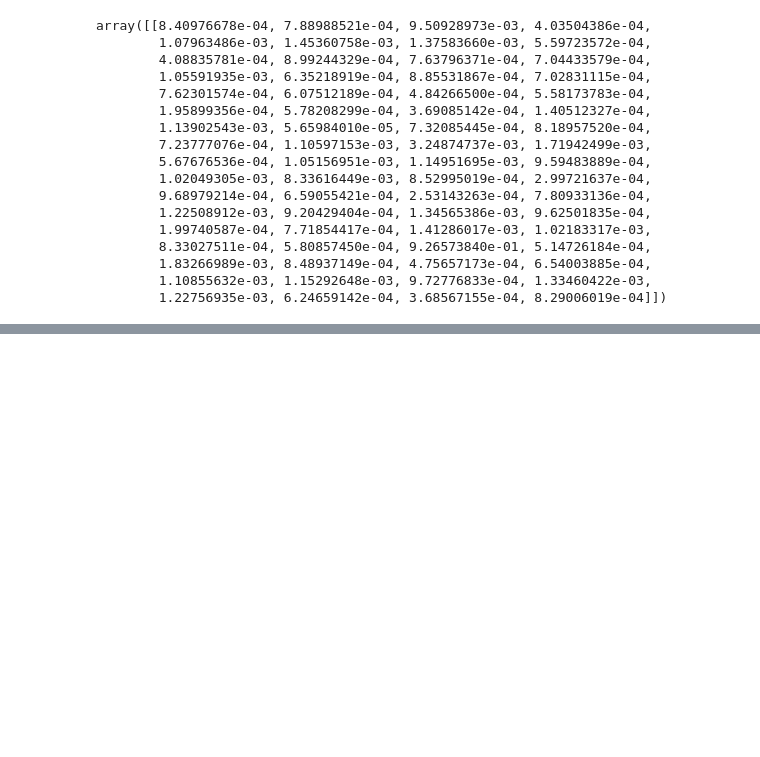
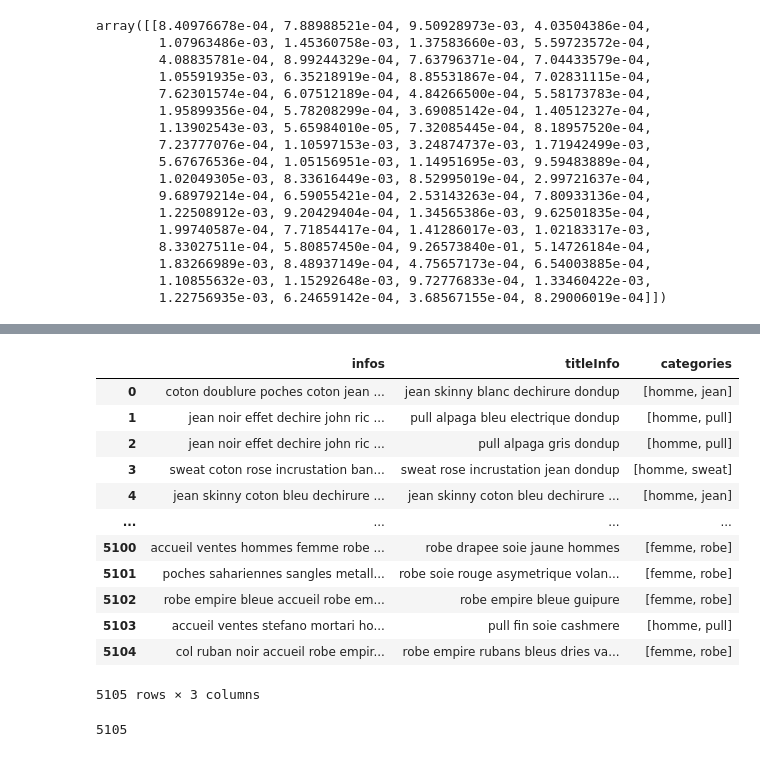
Before and after one commit to moh/foqus_web_scrap, a Jupyter notebook: foqus-filter/Doc.ipynb, the cells around one changed output, grey strips where cells are left out. Saved outputs shown, nothing was run; the diff lists cells and outputs as text; code cells hidden in the pictures; blank space fills up the shorter version.

```diff
--- a/foqus-filter/Doc.ipynb
+++ b/foqus-filter/Doc.ipynb
@@ -540,0 +651,4 @@ array([[8.40976678e-04, 7.88988521e-04, 9.50928973e-03, 4.03504386e-04,
+# %%
+data_original.drop("infos_cat", axis = 1, inplace = True)
+# %%
+data_original["sex"] = data_original["categories"].apply(lambda lst : lst[0])
@@ -540,0 +663,20 @@ array([[8.40976678e-04, 7.88988521e-04, 9.50928973e-03, 4.03504386e-04,
+# %%
+data_original["titleInfo"] = data_original["titleInfo"].apply(lambda x : " ".join(x))
+# %%
+data_train = data_original[["infos", "titleInfo", "categories"]]
+# %%
+data_train
+# %% [output]
+|  | infos | titleInfo | categories |
+| 0 | coton doublure poches coton jean ... | jean skinny blanc dechirure dondup | [homme, jean] |
+| 1 | jean noir effet dechire john ric ... | pull alpaga bleu electrique dondup | [homme, pull] |
+| 2 | jean noir effet dechire john ric ... | pull alpaga gris dondup | [homme, pull] |
+| 3 | sweat coton rose incrustation ban... | sweat rose incrustation jean dondup | [homme, sweat] |
+| 4 | jean skinny coton bleu dechirure ... | jean skinny coton bleu dechirure ... | [homme, jean] |
+| ... | ... | ... | ... |
+| 5100 | accueil ventes hommes femme robe ... | robe drapee soie jaune hommes | [femme, robe] |
+| 5101 | poches sahariennes sangles metall... | robe soie rouge asymetrique volan... | [femme, robe] |
+| 5102 | robe empire bleue accueil robe em... | robe empire bleue guipure | [femme, robe] |
+| 5103 | accueil ventes stefano mortari ho... | pull fin soie cashmere | [homme, pull] |
+| 5104 | col ruban noir accueil robe empir... | robe empire rubans bleus dries va... | [femme, robe] |
+5105 rows × 3 columns
@@ -540,0 +706,4 @@ array([[8.40976678e-04, 7.88988521e-04, 9.50928973e-03, 4.03504386e-04,
+# %%
+len(all_infos)
+# %% [output]
+5105
```
Also changed, not shown: parts of 37 cells of this notebook, 6 other files.
